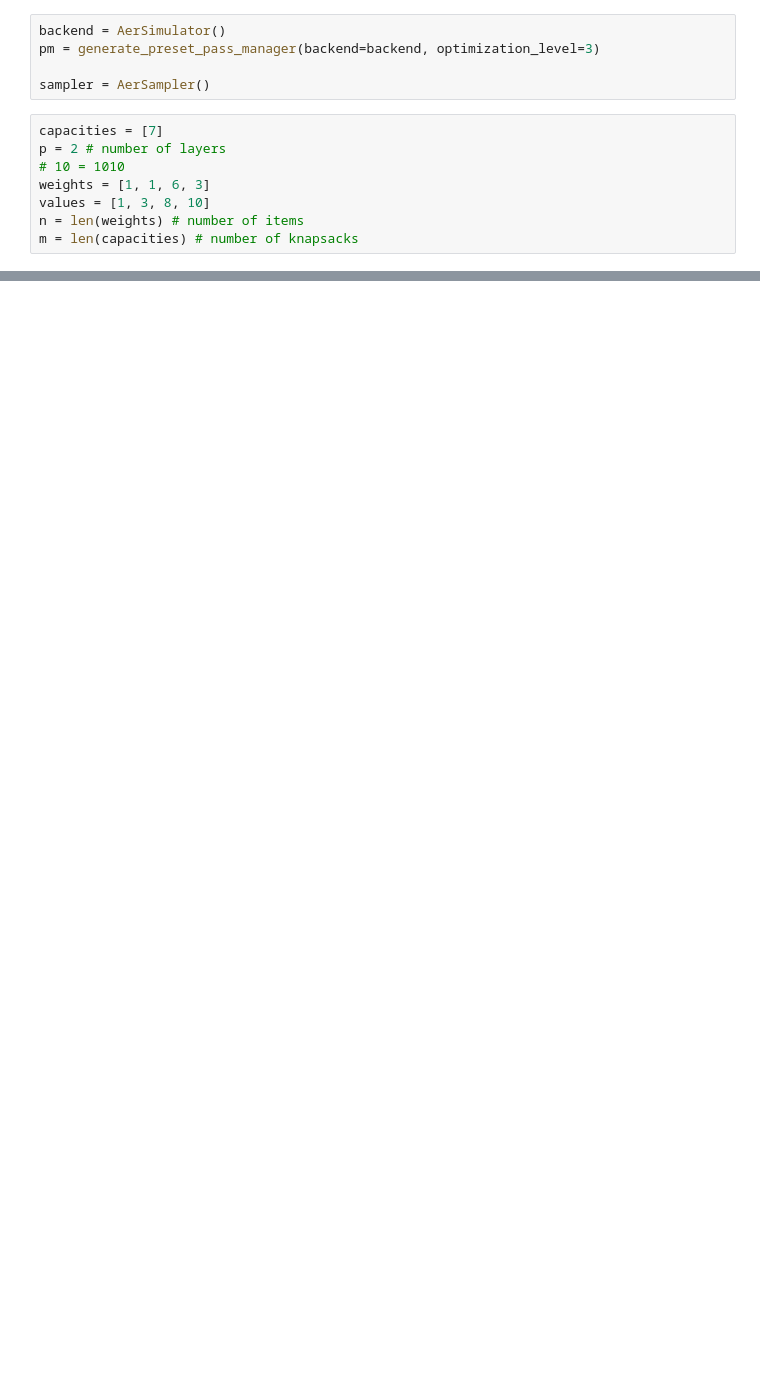
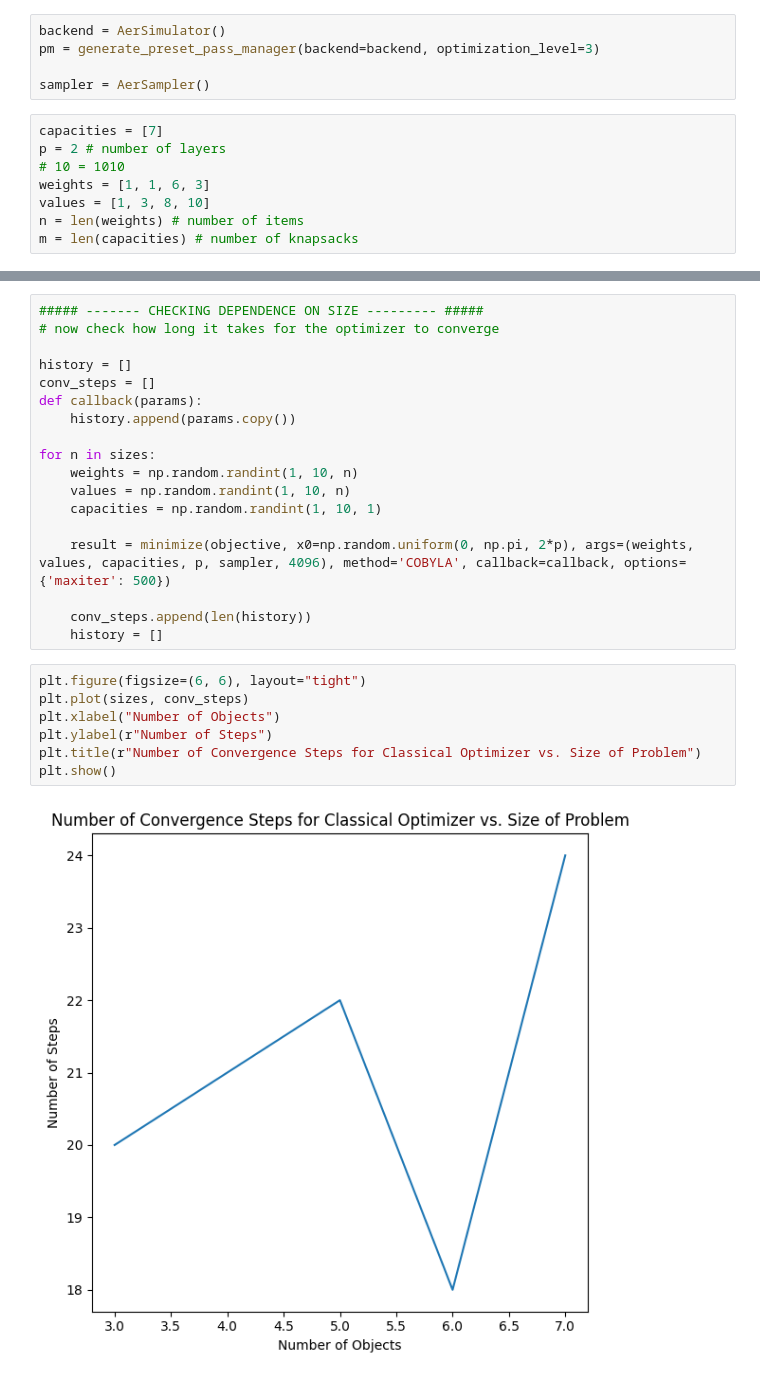
Before and after one commit to fabbasi25/knapsack-project, a Jupyter notebook: qaoa.ipynb, the cells around one changed output, grey strips where cells are left out. Drawn from its saved outputs; the diff is of its cells as text; blank space fills up the shorter version.

```diff
--- a/qaoa.ipynb
+++ b/qaoa.ipynb
@@ -172,0 +318,27 @@ print(soln)
+# %%
+##### ------- CHECKING DEPENDENCE ON SIZE --------- #####
+# now check how long it takes for the optimizer to converge
+
+history = []
+conv_steps = []
+def callback(params):
+    history.append(params.copy())
+
+for n in sizes:
+    weights = np.random.randint(1, 10, n)
+    values = np.random.randint(1, 10, n)
+    capacities = np.random.randint(1, 10, 1)
+
+    result = minimize(objective, x0=np.random.uniform(0, np.pi, 2*p), args=(weights, values, capacities, p, sampler, 4096), method='COBYLA', callback=callback, options={'maxiter': 500})
+
+    conv_steps.append(len(history))
+    history = []
+# %%
+plt.figure(figsize=(6, 6), layout="tight")
+plt.plot(sizes, conv_steps)
+plt.xlabel("Number of Objects")
+plt.ylabel(r"Number of Steps")
+plt.title(r"Number of Convergence Steps for Classical Optimizer vs. Size of Problem")
+plt.show()
+# %% [output]
+[figure, added]
```
Also changed, not shown: parts of 18 cells of this notebook.
